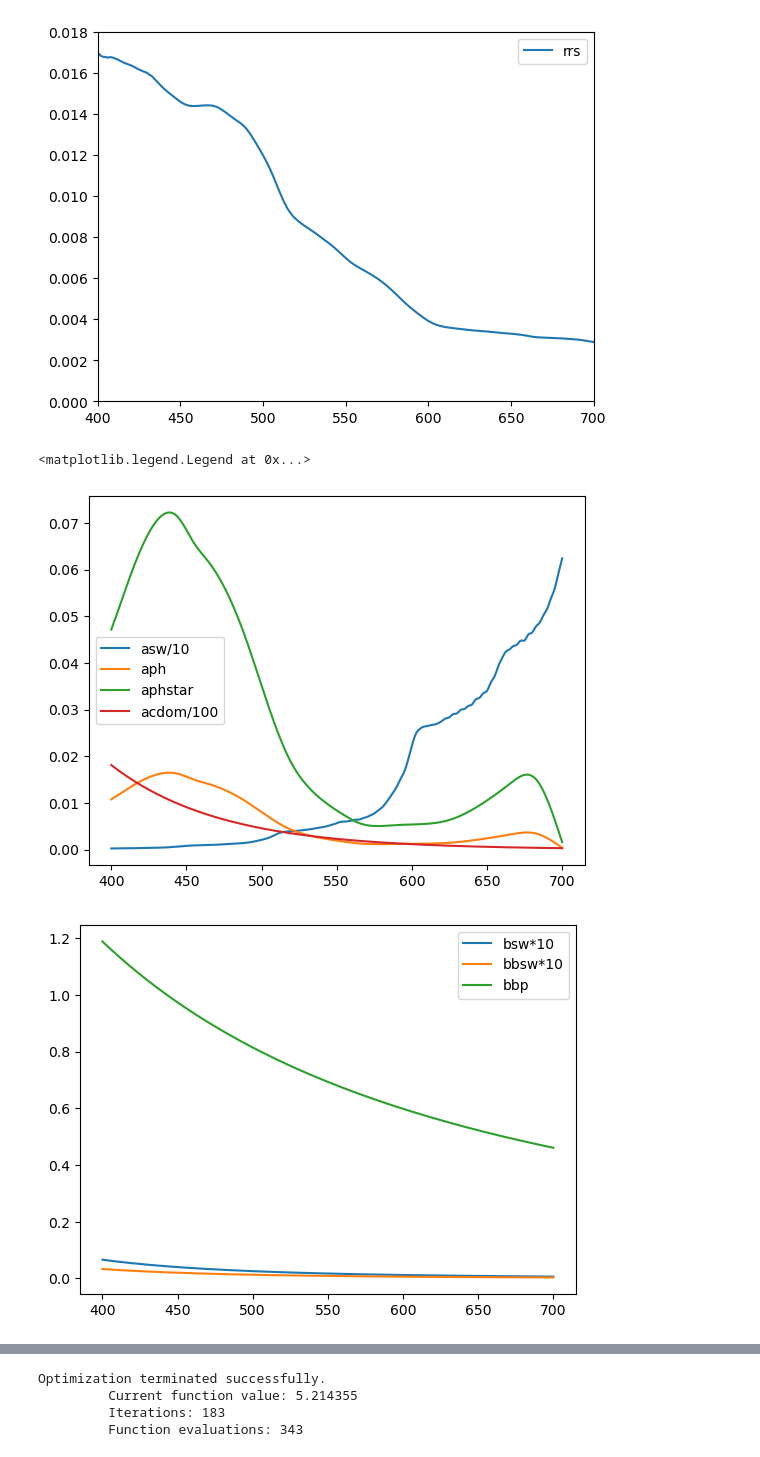
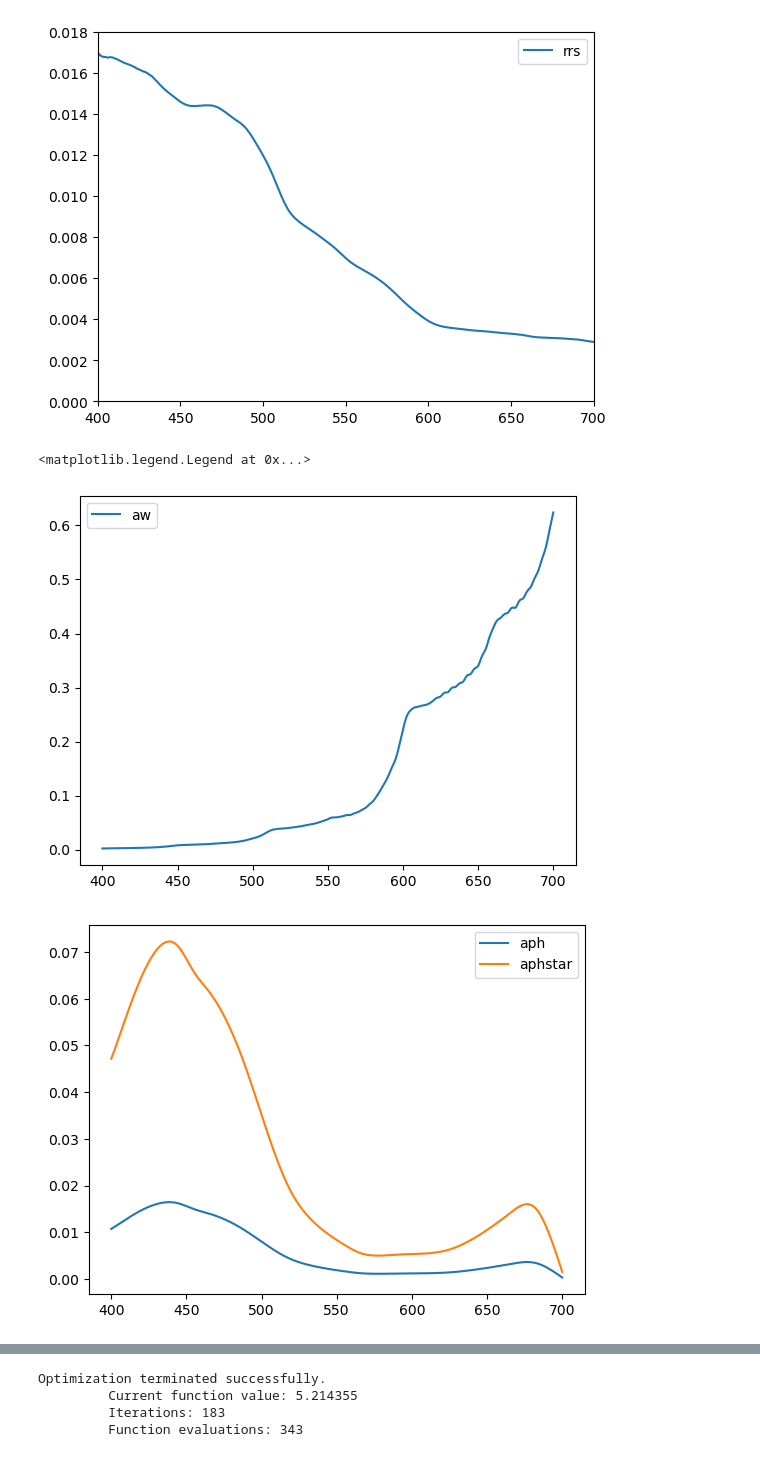
Before and after one commit to aewindle110/PCC_retrievals, a Jupyter notebook: Kramer_hyperRrs.ipynb, the cells around one changed output, grey strips where cells are left out. Cells and saved outputs as stored; diff of their text form; code cells hidden in the pictures.

```diff
--- a/Kramer_hyperRrs.ipynb
+++ b/Kramer_hyperRrs.ipynb
@@ -41,7 +41,3 @@ def RInw(lambda_nm, Tc, S):
     dnswds = (n1 + n2 * Tc + n3 * Tc ** 2 + n6 / lambda_nm) * n_air
 
     return nsw, dnswds
-# %%
-nsw, dnds = RInw(wave, T, S)
-print(nsw)
-print(dnds)
@@ -348,38 +266,43 @@ wave = np.arange(400, 701, 1)
 # phytoplankton absorption (aph) and CDOM plus other detrital matter (acdm)
 #a_tot = asw + aphstar + acdm
 asw = asw_data.iloc[50:].values # subset for your wavelengths (400-700)
-plt.plot(wave, asw/10, label='asw/10')
+plt.plot(wave, asw, label='aw')
+plt.legend()
 
 # aphstar = aph/chl --> aph = import A & B coefficients from aph_A_B_Coeffs_Sasha_RSE_paper.txt
 A = coeff_data.iloc[50:, 0].values #subsets to 400-700 wl (gets rid of first 50)
 B = coeff_data.iloc[50:, 1].values
 aph = A * chl**B
 aphstar = aph / chl
+plt.figure(2)
 plt.plot(wave, aph, label='aph')
 plt.plot(wave, aphstar, label='aphstar')
+plt.legend()
 
 # Calculate acdm
 acdm_s = -0.01447 + 0.00033 * Rrs.loc[490] / Rrs.loc[555]
 acdm = np.exp(acdm_s * (wave - 443))
-plt.plot(wave, acdm/100, label='acdom/100')
+plt.figure(3)
+plt.plot(wave, acdm, label='acdom')
 plt.legend()
-
 
 #Then, define backscattering as a sum of seawater backscattering (bbsw) and backscattering by particles (bbp)
 #bb_tot = bbsw + bbp
 #bsw comes from Zhang et al. (2009):
 bsw = betasw_ZHH2009(wave,T,[],S)
 bbsw = 0.5*bsw[2]
-plt.figure(2)
-plt.plot(wave, bsw[2]*10, label='bsw*10')
-plt.plot(wave, bbsw*10, label='bbsw*10')
+plt.figure(4)
+plt.plot(wave, bsw[2], label='bsw')
+plt.plot(wave, bbsw, label='bbsw')
+plt.legend()
 
 # bbp slope is a function of rrs (just below surface)
 bbp_s = 2.0 * (1.0 - 1.2 * np.exp(-0.9 * rrs.loc[440] / rrs.loc[555]))
 bbp = (443 / wave) ** bbp_s
+plt.figure(5)
 plt.plot(wave, bbp, label='bbp')
 plt.legend()
 # %% [output]
 <matplotlib.legend.Legend at 0x...>
-[figure, old version]
+[figure, new version]
-[figure, old version]
+[figure, new version]
```
Also changed, not shown: parts of 18 cells of this notebook.
